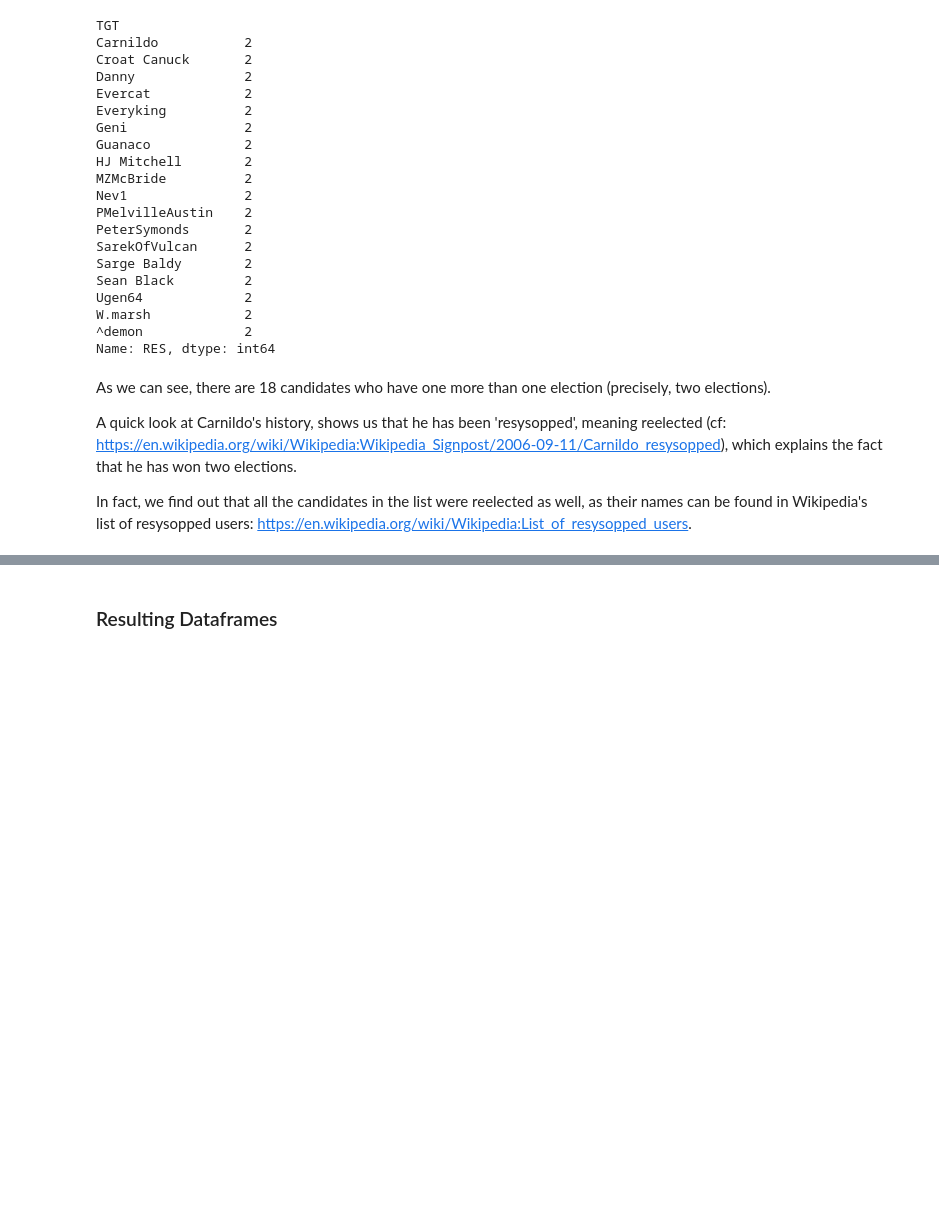
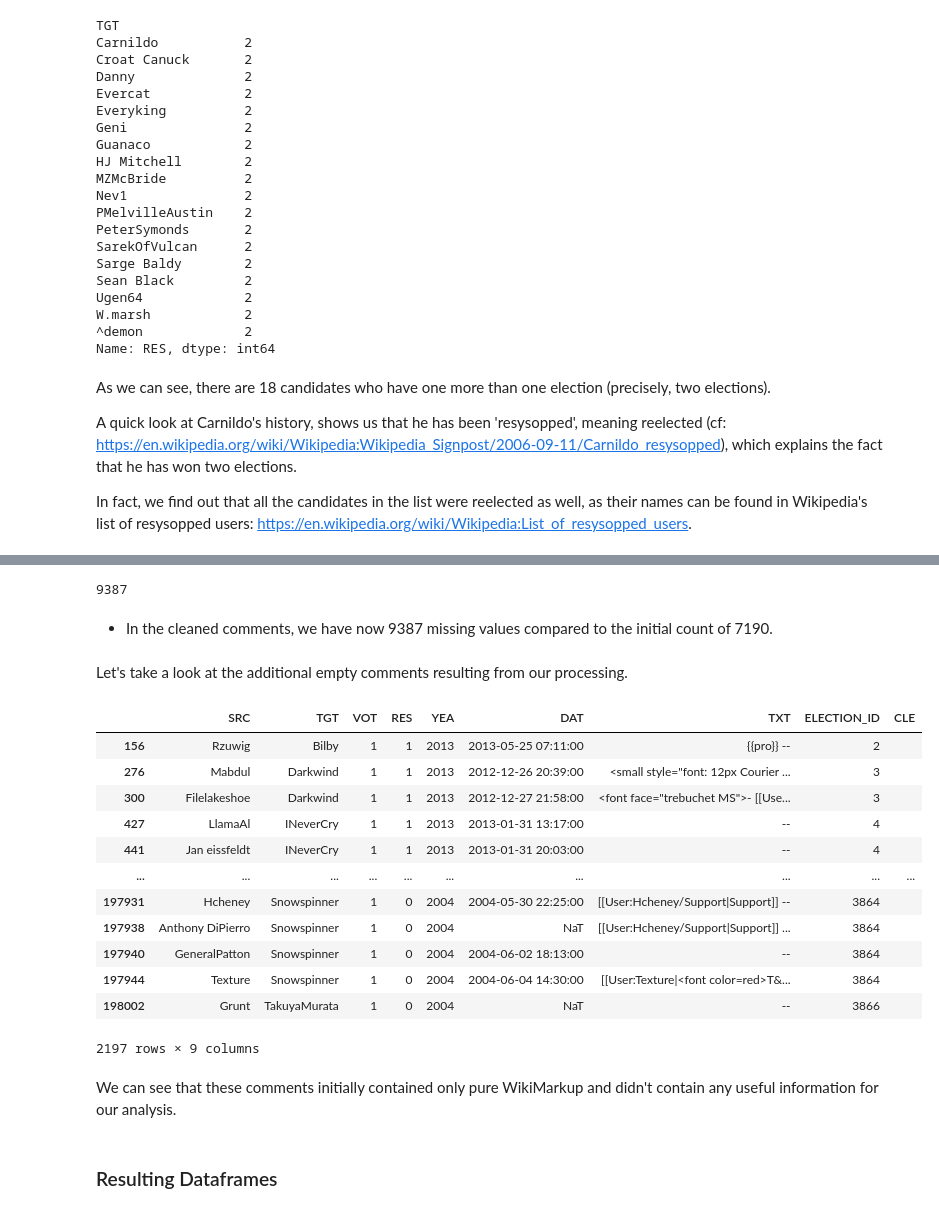
Before and after one commit to epfl-ada/ada-2023-project-datanauts23, a Jupyter notebook: data_processing.ipynb, the cells around one changed output, grey strips where cells are left out. Drawn from its saved outputs; the diff is of its cells as text; code cells hidden in the pictures; blank space fills up the shorter version.

Commit message:
further data process

```diff
--- a/data_processing.ipynb
+++ b/data_processing.ipynb
@@ -440,0 +468,3 @@ In fact, we find out that all the candidates in the list were reelected as well,
+# %%
+# Make sure that TXT is string
+wiki_df['TXT'] = wiki_df['TXT'].astype(str)
@@ -440,0 +542,3 @@ In fact, we find out that all the candidates in the list were reelected as well,
+# %%
+wiki_df['CLE'] = wiki_df['TXT'].apply(remove_wiki_markup)
+wiki_df.head()
@@ -440,0 +567,3 @@ In fact, we find out that all the candidates in the list were reelected as well,
+# %%
+wiki_df['CLE'] = wiki_df['CLE'].apply(lambda x: '' if len(x) < 3 and x not in ['OK', 'No']  else x)
+wiki_df.loc[(wiki_df['CLE'].apply(len) < 3)]['CLE'].unique()
@@ -441,3 +651,31 @@ In fact, we find out that all the candidates in the list were reelected as well,
+# %%
+# Some comments have become empty
+# After the wiki markup removal
+len(wiki_df[wiki_df['CLE'] == '']['CLE'])
+# %% [output]
+9387
+# %% [markdown]
+* In the cleaned comments, we have now 9387 missing values compared to the initial count of 7190.
+# %% [markdown]
+Let's take a look at the additional empty comments resulting from our processing.
+# %%
+wiki_df[(wiki_df['CLE'] == '') & (wiki_df['TXT'] != '') ]
+# %% [output]
+|  | SRC | TGT | VOT | RES | YEA | DAT | TXT | ELECTION_ID | CLE |
+| 156 | Rzuwig | Bilby | 1 | 1 | 2013 | 2013-05-25 07:11:00 | {{pro}} -- | 2 |  |
+| 276 | Mabdul | Darkwind | 1 | 1 | 2013 | 2012-12-26 20:39:00 | <small style="font: 12px Courier ... | 3 |  |
+| 300 | Filelakeshoe | Darkwind | 1 | 1 | 2013 | 2012-12-27 21:58:00 | <font face="trebuchet MS">- [[Use... | 3 |  |
+| 427 | LlamaAl | INeverCry | 1 | 1 | 2013 | 2013-01-31 13:17:00 | -- | 4 |  |
+| 441 | Jan eissfeldt | INeverCry | 1 | 1 | 2013 | 2013-01-31 20:03:00 | -- | 4 |  |
+| ... | ... | ... | ... | ... | ... | ... | ... | ... | ... |
+| 197931 | Hcheney | Snowspinner | 1 | 0 | 2004 | 2004-05-30 22:25:00 | [[User:Hcheney/Support|Support]] -- | 3864 |  |
+| 197938 | Anthony DiPierro | Snowspinner | 1 | 0 | 2004 | NaT | [[User:Hcheney/Support|Support]] ... | 3864 |  |
+| 197940 | GeneralPatton | Snowspinner | 1 | 0 | 2004 | 2004-06-02 18:13:00 | -- | 3864 |  |
+| 197944 | Texture | Snowspinner | 1 | 0 | 2004 | 2004-06-04 14:30:00 | [[User:Texture|<font color=red>T&... | 3864 |  |
+| 198002 | Grunt | TakuyaMurata | 1 | 0 | 2004 | NaT | -- | 3866 |  |
+2197 rows × 9 columns
+# %% [markdown]
+We can see that these comments initially contained only pure WikiMarkup and didn't contain any useful information for our analysis.
 # %% [markdown]
 ### Resulting Dataframes
 # %% [markdown]
```
Also changed, not shown: parts of 26 cells of this notebook.
